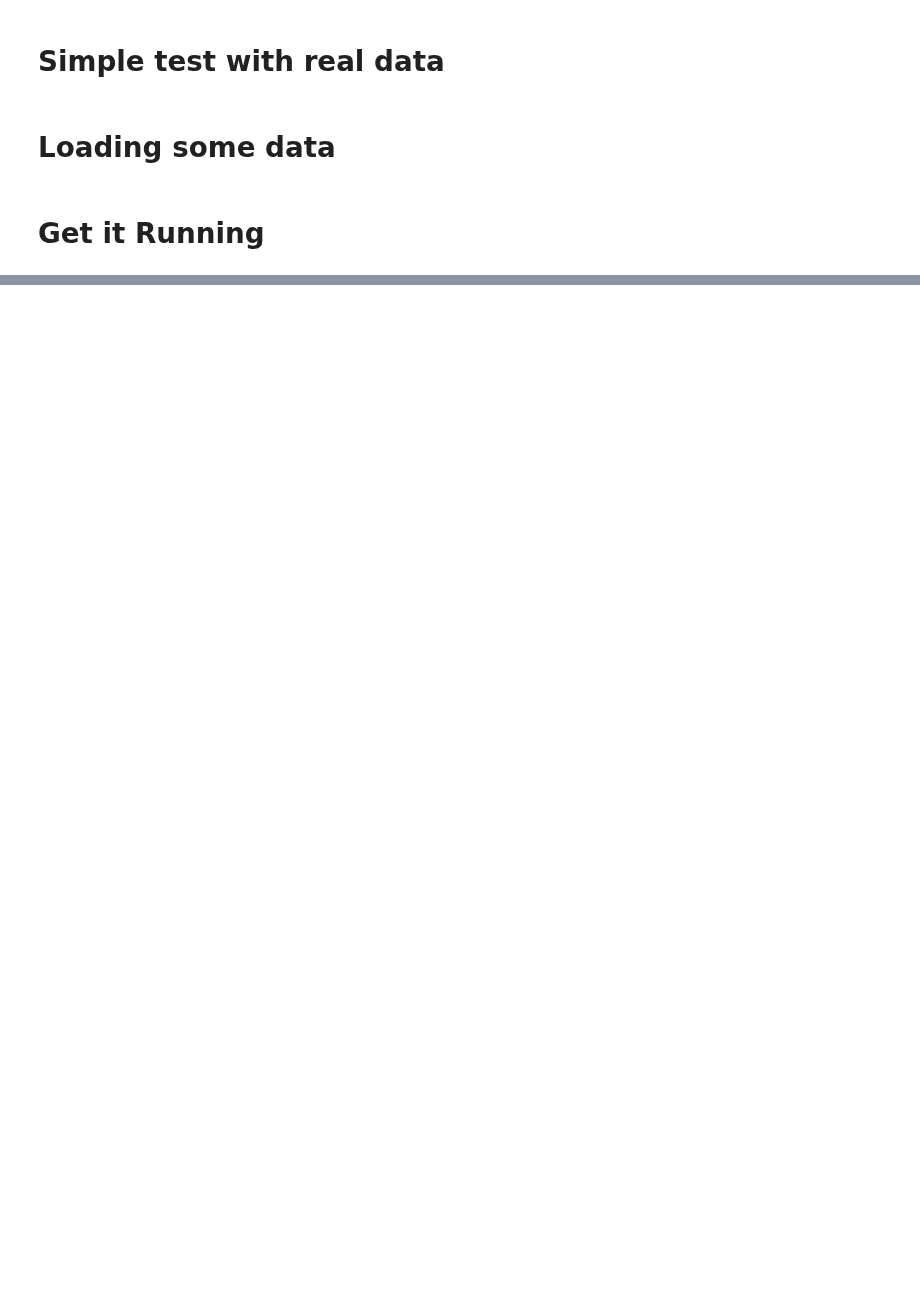
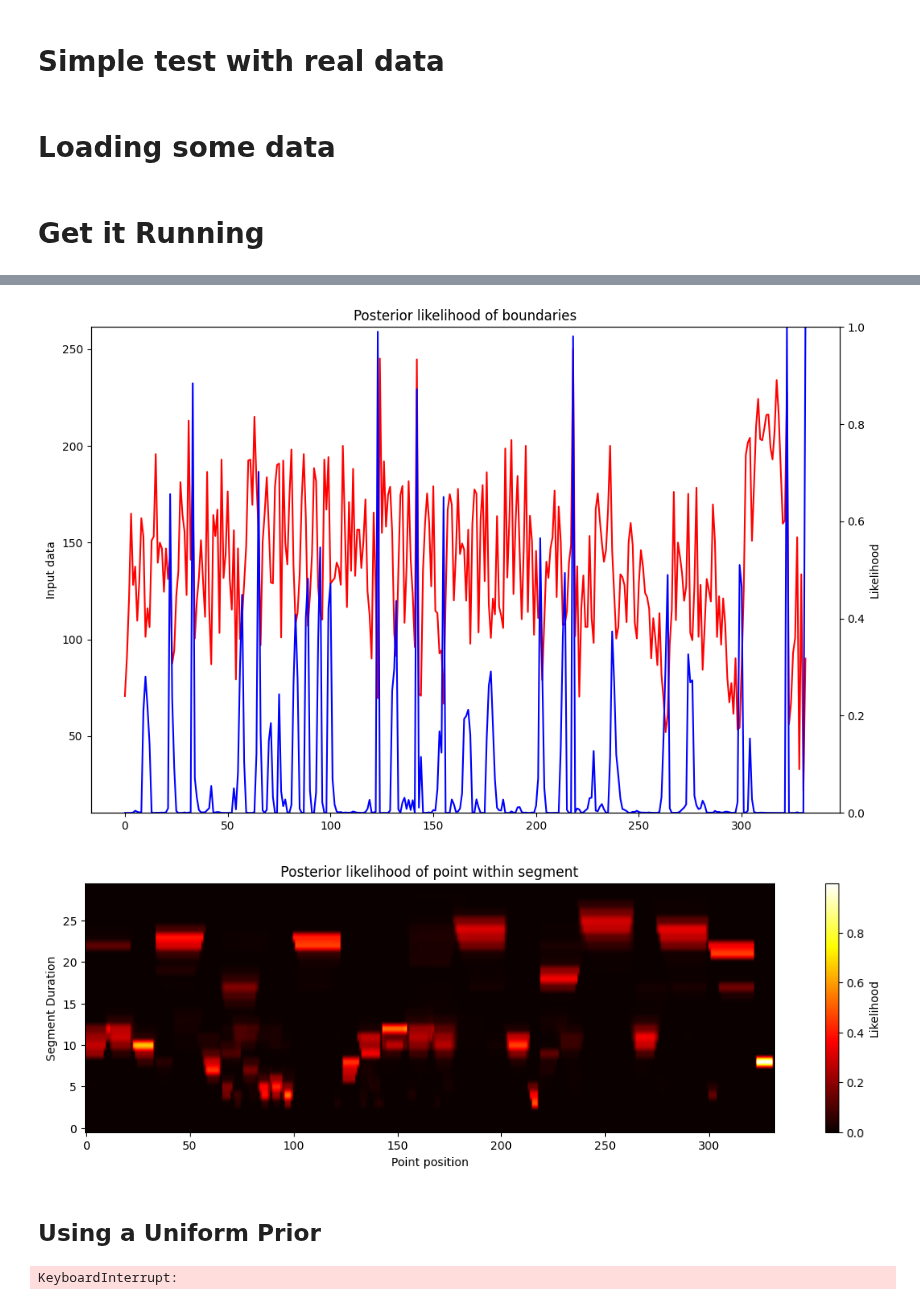
Before and after one commit to erc-cosmos/probabilistic-segmentation, a Jupyter notebook: notebooks/realDataExample.ipynb, the cells around one changed output, grey strips where cells are left out. Drawn from its saved outputs; the diff is of its cells as text; code cells hidden in the pictures; blank space fills up the shorter version.

```diff
--- a/notebooks/realDataExample.ipynb
+++ b/notebooks/realDataExample.ipynb
@@ -73,0 +84,16 @@ with open(f"output/{piece_formatted}_{interpret}_pm.csv", 'w') as outfile:
+# %%
+length_observations = sum([[length for length in np.diff(t_seg)]
+                           for (_piece, _interpret, _tempo, t_seg, _dyn, _dynSeg) in fullData],
+                          start=[])
+# %%
+length_prior = lengthPriors.EmpiricalLengthPrior(length_observations, len(sampleData), maxLength=30)
+
+post_boundaries, post_segments = dc.runAlphaBeta(sampleData, arcPrior, length_prior, return2D=True)
+# _ = segment_viz.plot_segment_with_signal(post_marginals=post_boundaries, data=sampleData, data_time=sampleData)
+# _ = segment_viz.plot_segment_beams(post2_bidim=post_segments, length_prior=length_prior)
+# %%
+_ = segment_viz.plot_segment_with_signal(post_marginals=post_boundaries, data=sampleData, data_time=list(range(len(sampleData))), smoothing=1)
+_ = segment_viz.plot_segment_beams(post2_bidim=post_segments, max_length=length_prior.maxLength)
+# %% [output]
+[figure, added]
+[figure, added]
@@ -73,0 +105,11 @@ with open(f"output/{piece_formatted}_{interpret}_pm.csv", 'w') as outfile:
+# %% [markdown]
+## Using a Uniform Prior
+# %%
+
+length_prior4 = lengthPriors.EmpiricalLengthPrior(range(5, 30), len(sampleData), maxLength=30)
+
+post_boundaries4, post_segments4 = dc.runAlphaBeta(sampleData, arcPrior, length_prior4, return2D=True)
+# _ = segment_viz.plot_segment_with_signal(post_marginals=post_boundaries, data=sampleData, data_time=sampleData)
+# _ = segment_viz.plot_segment_beams(post2_bidim=post_segments, length_prior=length_prior)
+# %% [output]
+KeyboardInterrupt:
```
Also changed, not shown: parts of 15 cells of this notebook, 5 other files.
